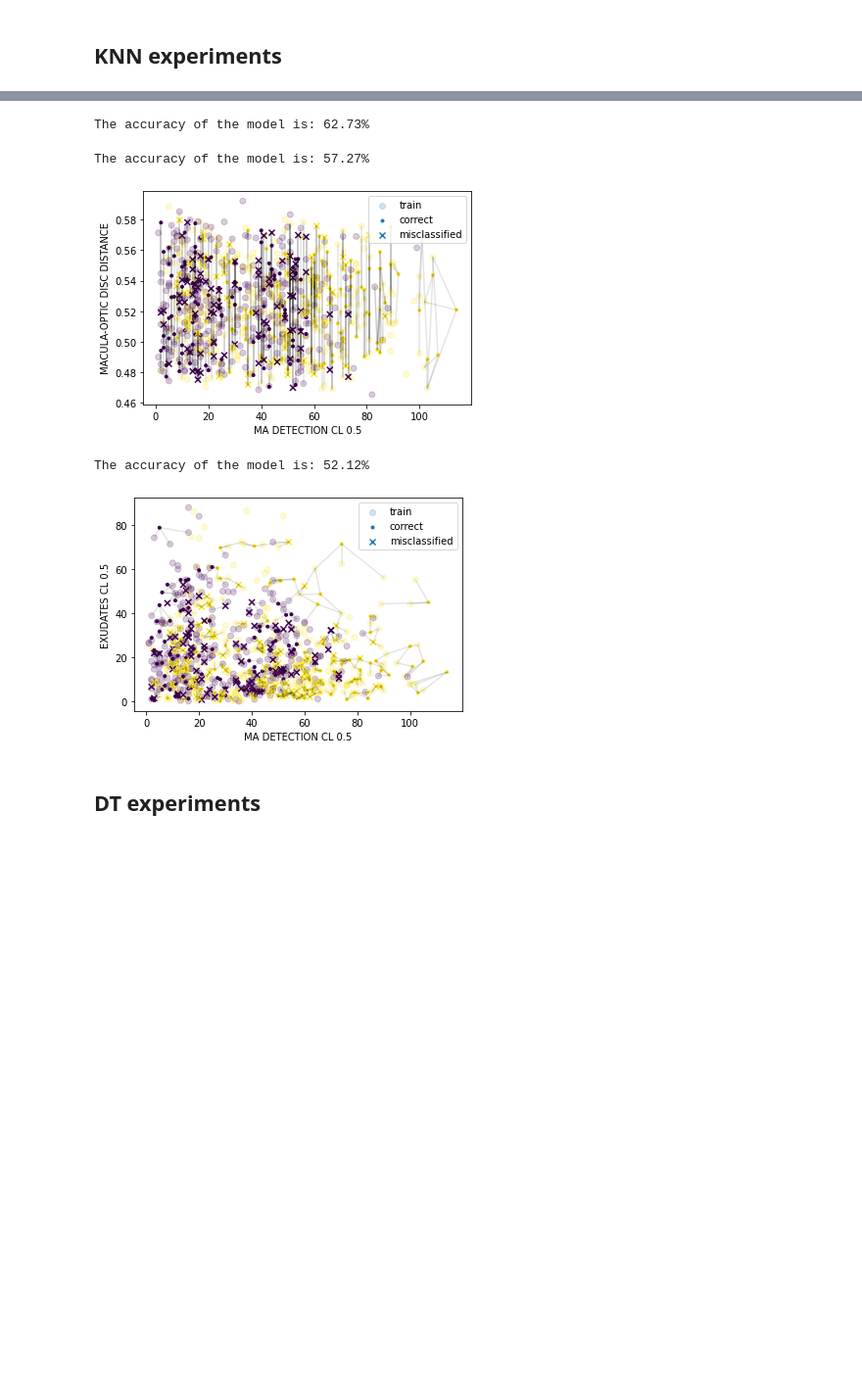
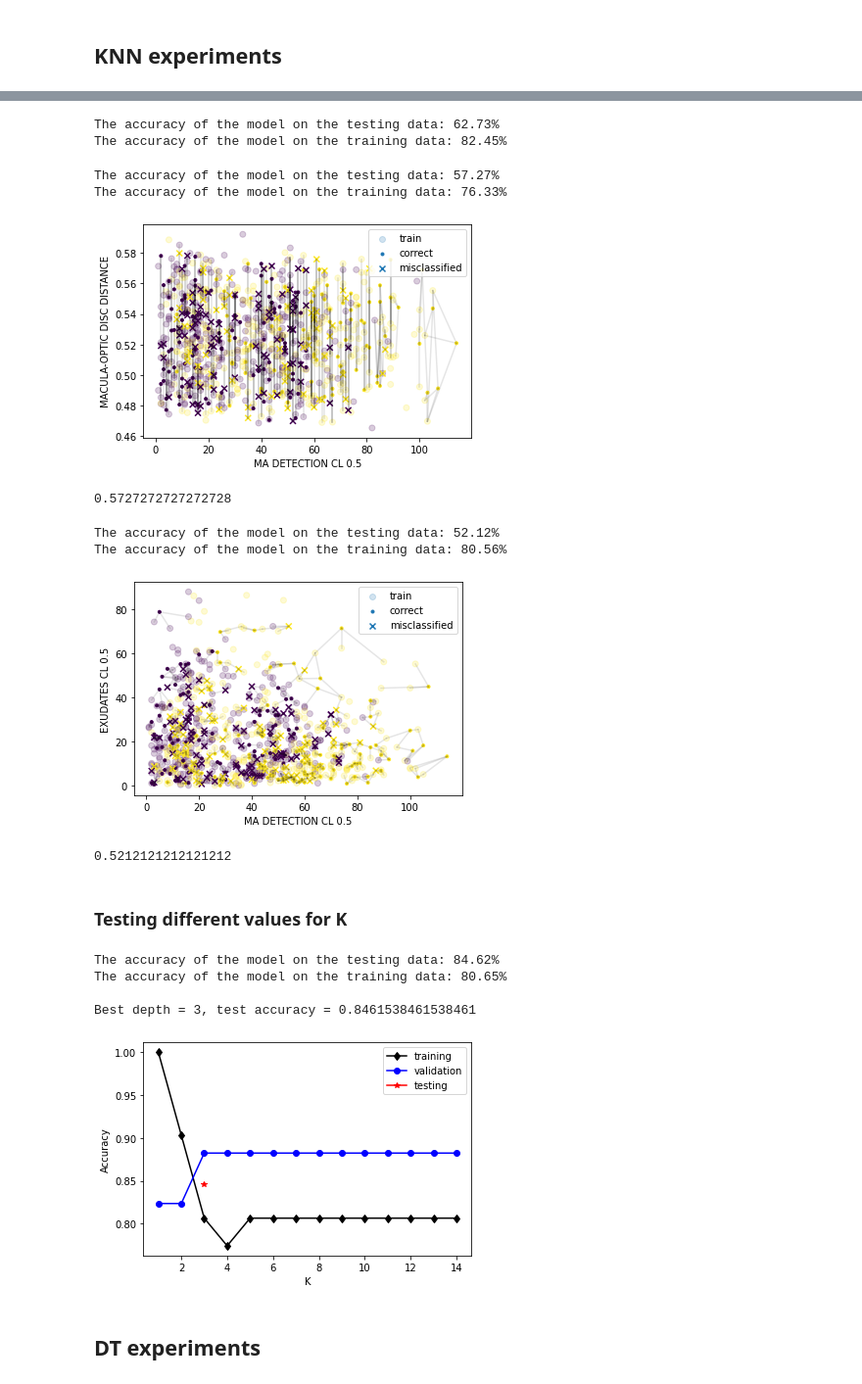
Before and after one commit to faithrts/ML-Intro, a Jupyter notebook: A1_Draft.ipynb, the cells around one changed output, grey strips where cells are left out. Shown: that part at 98% size. Drawn from its saved outputs; the diff is of its cells as text; code cells hidden in the pictures; blank space fills up the shorter version.

```diff
--- a/A1_Draft.ipynb
+++ b/A1_Draft.ipynb
@@ -631,45 +679,60 @@ def evaluate_acc(true_labels, target_labels):
 
   return accuracy
 # %%
-def run_KNN(x_train, x_test, y_train, y_test, df, K_val = 3):
+def run_KNN(x_train, x_test, y_train, y_test, feature_names = 0, K_val = 3):
 
   # creates a new KNN model
   knn_model = KNN(K = K_val)
 
-  # fits the model to the training data, then tests the model on the test
-  # data
-  class_prob, knn_arr = knn_model.fit(x_train, y_train).predict(x_test)
+  # fits the model to the training data
+  knn_model = knn_model.fit(x_train, y_train)
 
-  # outputs an array of the most likely class labels for each instance in x_test
+  # tests the model on the testing data and the training data
+  class_prob, knn_arr = knn_model.predict(x_test)
+  train_class_prob, _ = knn_model.predict(x_train) #
+
+  # outputs an array of the most likely class labels for each instance
   class_pred = np.argmax(class_prob, axis = -1)
+  train_pred = np.argmax(train_class_prob, axis = -1) #
 
   # finds the accuracy of the model
   accuracy = evaluate_acc(y_test, class_pred)
+  train_accuracy = evaluate_acc(y_train, train_pred) #
 
   # creates boolean arrays to represent correct and incorrect predictions
   correct_pred = class_pred == y_test
   incorrect_pred = np.logical_not(correct_pred)
 
-  print("The accuracy of the model is: " + str(round((accuracy * 100), 2)) + "%")
+  print("The accuracy of the model on the testing data: " + str(round((accuracy * 100), 2)) + "%")
+  print("The accuracy of the model on the training data: " + str(round((train_accuracy * 100), 2)) + "%") #
 
+  # if the data is based on two features
   if x_train.shape[1] == 2:
     # creates boolean arrays to represent correct and incorrect predictions
     correct_pred = class_pred == y_test
     incorrect_pred = np.logical_not(correct_pred)
 
+    # plots the data in a scatter plot
     plt.scatter(x_train[:, 0], x_train[:, 1], c = y_train, marker = 'o', alpha = 0.2, label = 'train')
     plt.scatter(x_test[correct_pred, 0], x_test[correct_pred, 1], marker = '.', c = class_pred[correct_pred], label = 'correct')
     plt.scatter(x_test[incorrect_pred, 0], x_test[incorrect_pred, 1], marker = 'x', c = class_pred[incorrect_pred], label = 'misclassified')
 
+    # creates lines from data points to nearest neighbours
     for i in range(x_test.shape[0]):
       for k in range(knn_model.K):
-
         hor = x_test[i, 0], x_train[knn_arr[i, k], 0]
         ver = x_test[i, 1], x_train[knn_arr[i, k], 1]
-
         plt.plot(hor, ver, 'k-', alpha = 0.1)
 
-    plt.xlabel(list(df)[0])
-    plt.ylabel(list(df)[1])
+    # labels the scatter plot accordingly and displays it
+    if(feature_names == 0):
+      plt.xlabel("Feature 1")
+      plt.ylabel("Feature 2")
+    else:
+      plt.xlabel(feature_names[0])
+      plt.ylabel(feature_names[1])
+
     plt.legend()
     plt.show()
+
+  return accuracy
@@ -801,8 +1051,9 @@ The accuracy of the model is: 92.31%
 # %%
 ### running KNN on mess_df data
-run_KNN(x_train_mess, x_test_mess, y_train_mess, y_test_mess, mess_df)
+run_KNN(x_train_mess, x_test_mess, y_train_mess, y_test_mess)
 # %% [output]
-The accuracy of the model is: 62.73%
+The accuracy of the model on the testing data: 62.73%
+The accuracy of the model on the training data: 82.45%
 # %%
 ### running KNN on mess_df data for top 2 important features
 
@@ -814,10 +1065,12 @@ mess_df2 = mess_df[['MA DETECTION CL 0.5', 'MACULA-OPTIC DISC DISTANCE', 'CLASS'
 x_train_mess2, x_test_mess2, y_train_mess2, y_test_mess2 = train_test_split(mess_df2)
 
 # runs KNN
-run_KNN(x_train_mess2, x_test_mess2, y_train_mess2, y_test_mess2, mess_df2)
+run_KNN(x_train_mess2, x_test_mess2, y_train_mess2, y_test_mess2, ['MA DETECTION CL 0.5', 'MACULA-OPTIC DISC DISTANCE'])
 # %% [output]
-The accuracy of the model is: 57.27%
+The accuracy of the model on the testing data: 57.27%
+The accuracy of the model on the training data: 76.33%
 [figure]
+0.5727272727272728
 # %%
 ### running KNN on mess_df data for top 2 correlated features
 
@@ -829,9 +1082,23 @@ mess_df2c = mess_df[['MA DETECTION CL 0.5', 'EXUDATES CL 0.5', 'CLASS']]
 x_train_mess2c, x_test_mess2c, y_train_mess2c, y_test_mess2c = train_test_split(mess_df2c)
 
 # runs KNN
-run_KNN(x_train_mess2c, x_test_mess2c, y_train_mess2c, y_test_mess2c, mess_df2c)
+run_KNN(x_train_mess2c, x_test_mess2c, y_train_mess2c, y_test_mess2c, ['MA DETECTION CL 0.5', 'EXUDATES CL 0.5', 'CLASS'])
 # %% [output]
-The accuracy of the model is: 52.12%
+The accuracy of the model on the testing data: 52.12%
+The accuracy of the model on the training data: 80.56%
 [figure]
+0.5212121212121212
+# %% [markdown]
+### Testing different values for K
+# %%
+x = hep_df.iloc[:, :-1].to_numpy()
+y = hep_df.iloc[:, -1].to_numpy()
+test_diff_K(x, y)
+# %% [output]
+The accuracy of the model on the testing data: 84.62%
+The accuracy of the model on the training data: 80.65%
+
+Best depth = 3, test accuracy = 0.8461538461538461
+[figure, added]
 # %% [markdown]
 ## DT experiments
```
Also changed, not shown: parts of 18 cells of this notebook.
